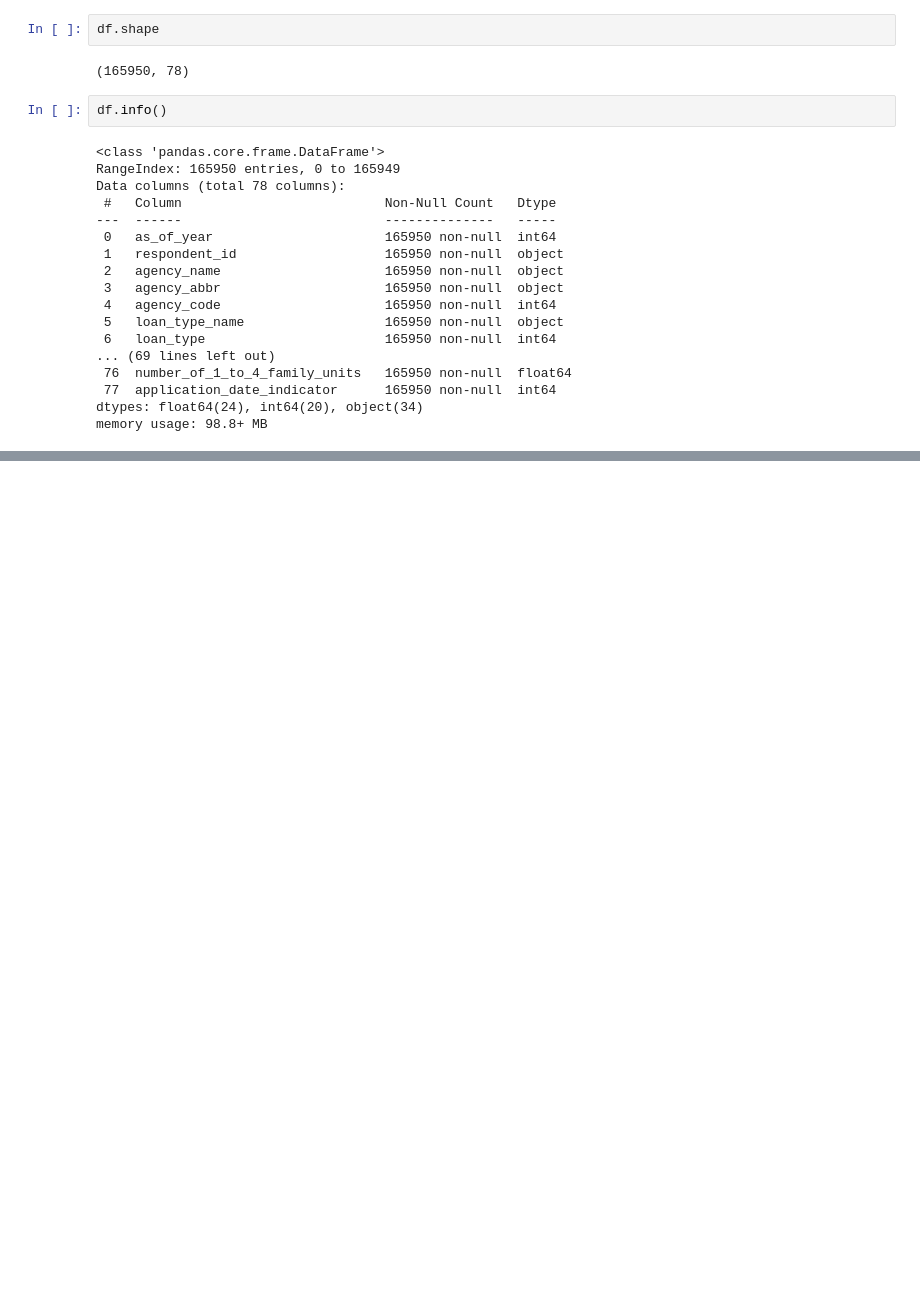
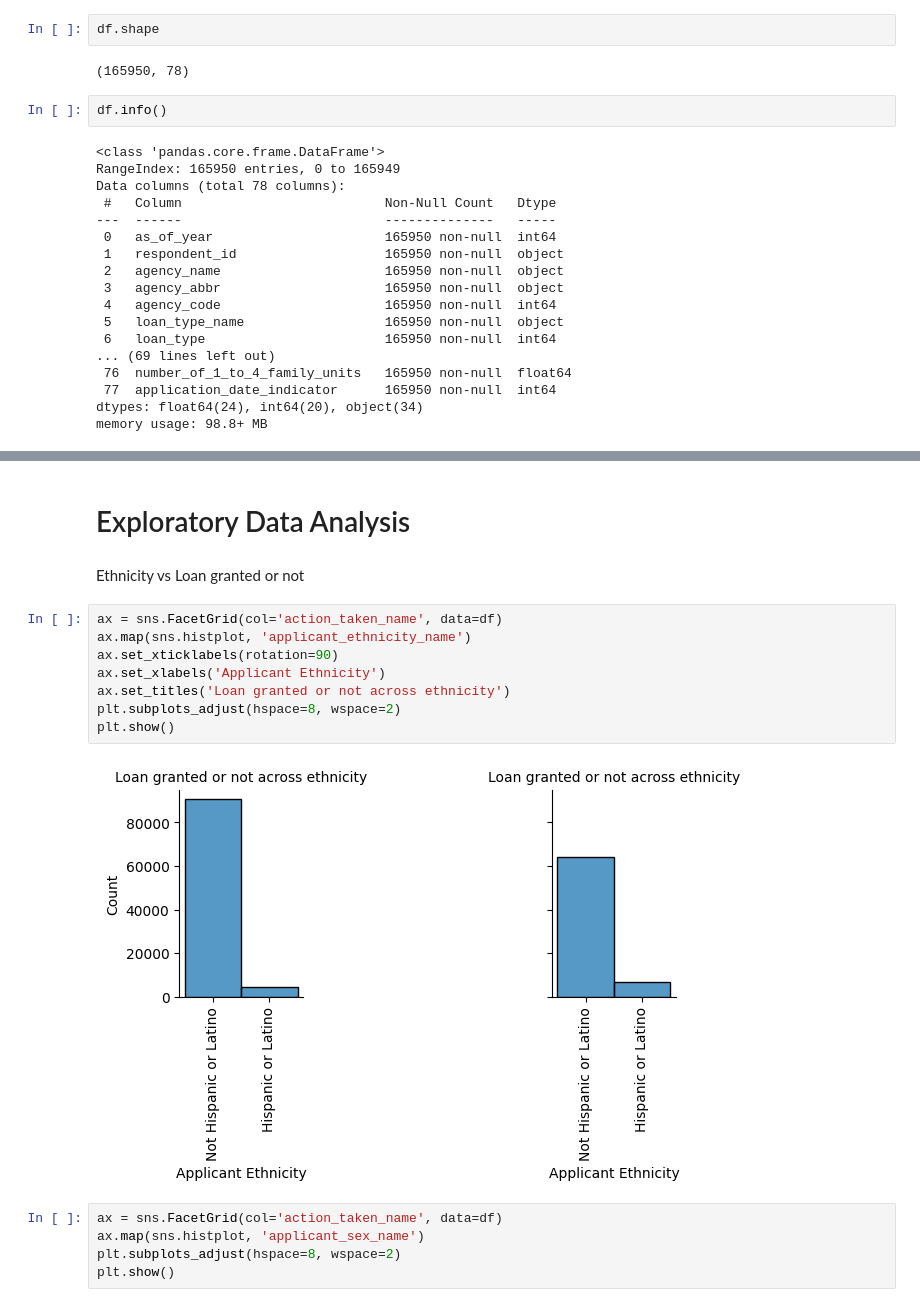
Before and after one commit to shruthits1/my-projects, a Jupyter notebook: HMDA_data.ipynb, the cells around one changed output, grey strips where cells are left out. Saved outputs shown, nothing was run; the diff lists cells and outputs as text; blank space fills up the shorter version.

```diff
--- a/HMDA_data.ipynb
+++ b/HMDA_data.ipynb
@@ -42,0 +44,19 @@ df.head()
+# %% [markdown]
+# Exploratory Data Analysis
+# %% [markdown]
+Ethnicity vs Loan granted or not
+# %%
+ax = sns.FacetGrid(col='action_taken_name', data=df)
+ax.map(sns.histplot, 'applicant_ethnicity_name')
+ax.set_xticklabels(rotation=90)
+ax.set_xlabels('Applicant Ethnicity')
+ax.set_titles('Loan granted or not across ethnicity')
+plt.subplots_adjust(hspace=8, wspace=2)
+plt.show()
+# %% [output]
+[figure, added]
+# %%
+ax = sns.FacetGrid(col='action_taken_name', data=df)
+ax.map(sns.histplot, 'applicant_sex_name')
+plt.subplots_adjust(hspace=8, wspace=2)
+plt.show()
```
Also changed, not shown: parts of 1 cell of this notebook.
